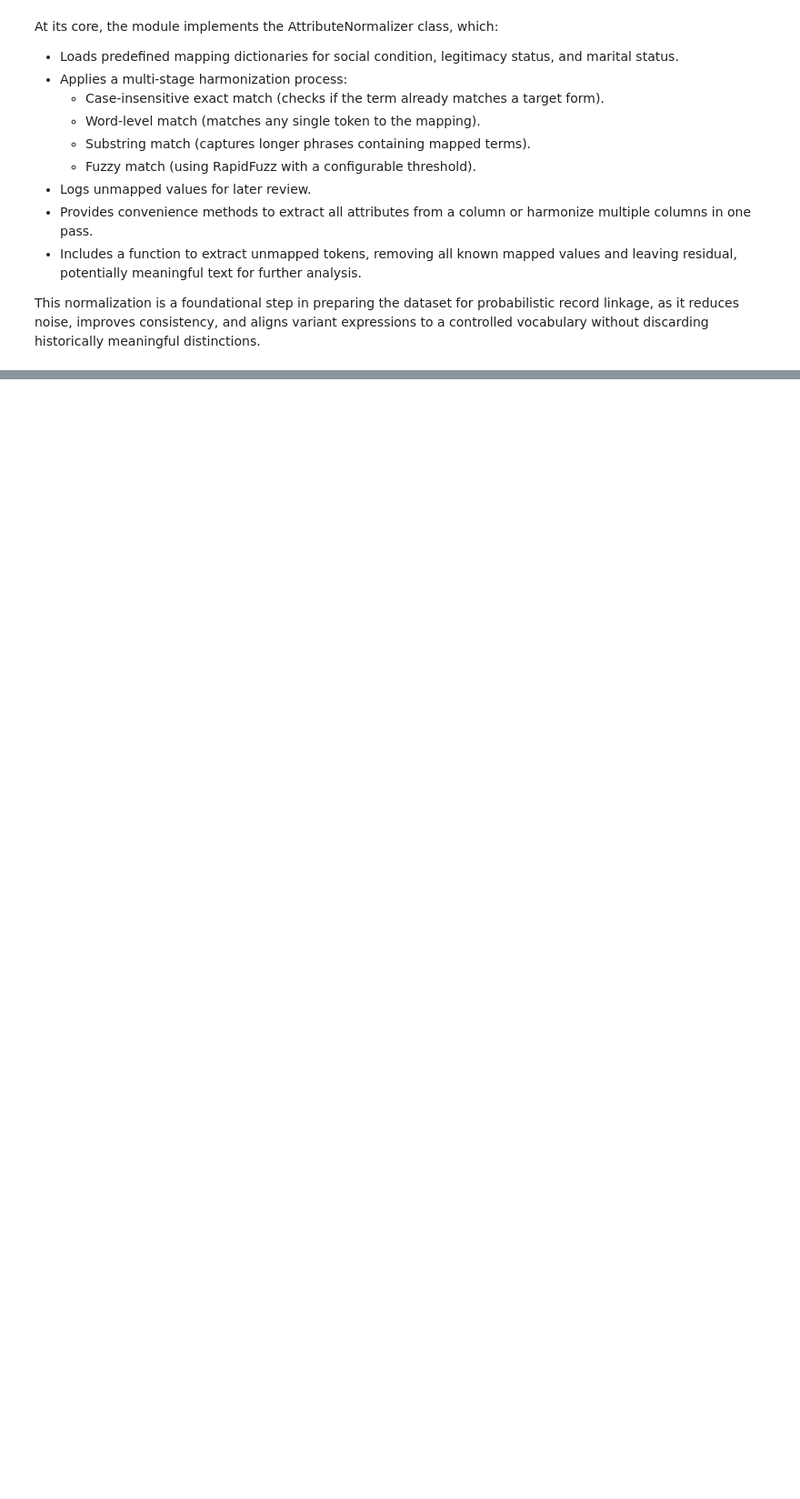
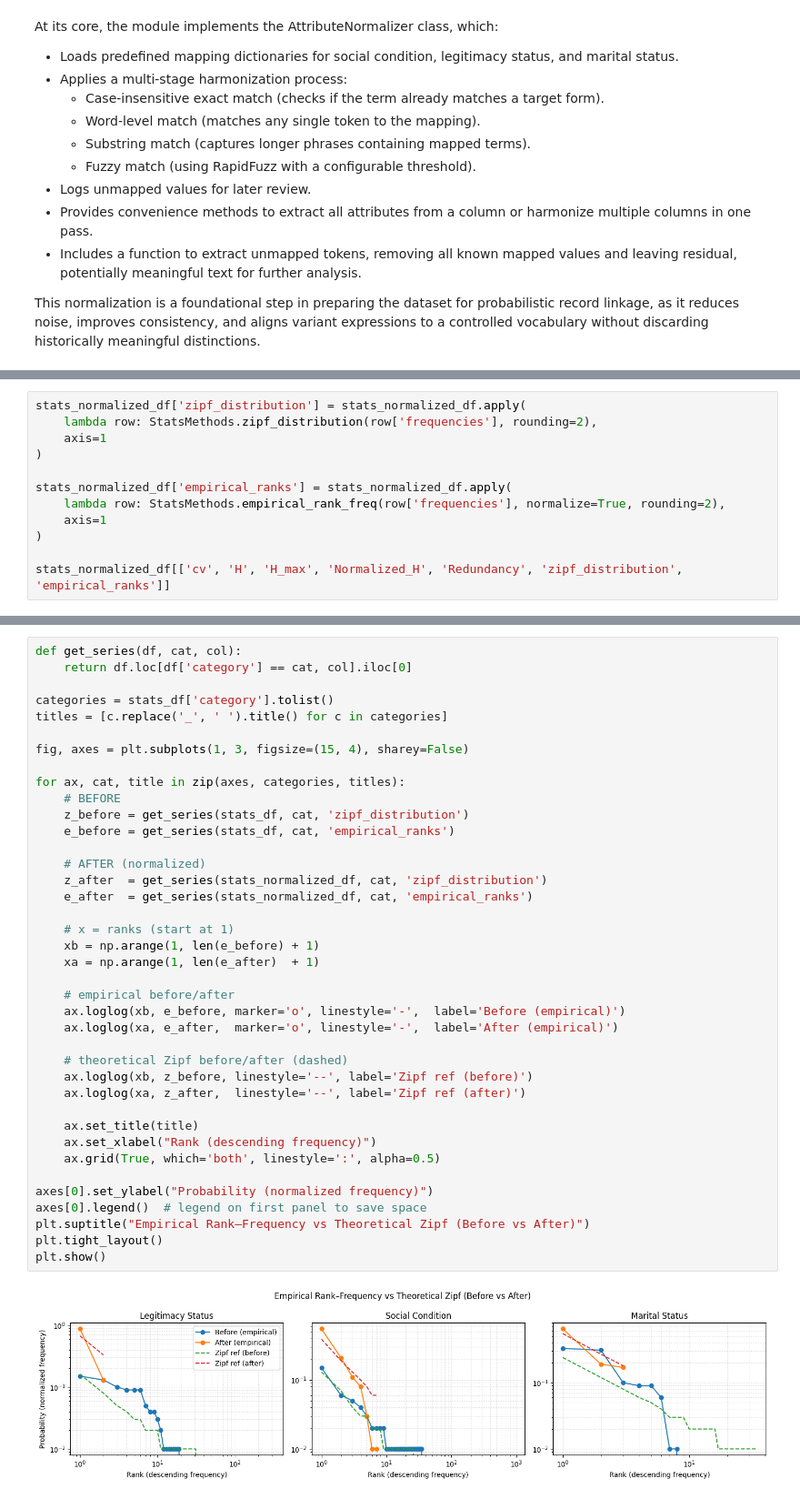
Before and after one commit to UCSB-AMPLab/sondondo, a Jupyter notebook: project_code/3_termExtraction.ipynb, the cells around one changed output, grey strips where cells are left out. Shown at 91% size. Cells and saved outputs as stored; diff of their text form; blank space fills up the shorter version.

```diff
--- a/project_code/3_termExtraction.ipynb
+++ b/project_code/3_termExtraction.ipynb
@@ -304,0 +539,12 @@ This normalization is a foundational step in preparing the dataset for probabili
+# %%
+stats_normalized_df['zipf_distribution'] = stats_normalized_df.apply(
+    lambda row: StatsMethods.zipf_distribution(row['frequencies'], rounding=2),
+    axis=1
+)
+
+stats_normalized_df['empirical_ranks'] = stats_normalized_df.apply(
+    lambda row: StatsMethods.empirical_rank_freq(row['frequencies'], normalize=True, rounding=2),
+    axis=1
+)
+
+stats_normalized_df[['cv', 'H', 'H_max', 'Normalized_H', 'Redundancy', 'zipf_distribution', 'empirical_ranks']]
@@ -304,0 +556,41 @@ This normalization is a foundational step in preparing the dataset for probabili
+# %%
+def get_series(df, cat, col):
+    return df.loc[df['category'] == cat, col].iloc[0]
+
+categories = stats_df['category'].tolist()
+titles = [c.replace('_', ' ').title() for c in categories]
+
+fig, axes = plt.subplots(1, 3, figsize=(15, 4), sharey=False)
+
+for ax, cat, title in zip(axes, categories, titles):
+    # BEFORE
+    z_before = get_series(stats_df, cat, 'zipf_distribution')
+    e_before = get_series(stats_df, cat, 'empirical_ranks')
+
+    # AFTER (normalized)
+    z_after  = get_series(stats_normalized_df, cat, 'zipf_distribution')
+    e_after  = get_series(stats_normalized_df, cat, 'empirical_ranks')
+
+    # x = ranks (start at 1)
+    xb = np.arange(1, len(e_before) + 1)
+    xa = np.arange(1, len(e_after)  + 1)
+
+    # empirical before/after
+    ax.loglog(xb, e_before, marker='o', linestyle='-',  label='Before (empirical)')
+    ax.loglog(xa, e_after,  marker='o', linestyle='-',  label='After (empirical)')
+
+    # theoretical Zipf before/after (dashed)
+    ax.loglog(xb, z_before, linestyle='--', label='Zipf ref (before)')
+    ax.loglog(xa, z_after,  linestyle='--', label='Zipf ref (after)')
+
+    ax.set_title(title)
+    ax.set_xlabel("Rank (descending frequency)")
+    ax.grid(True, which='both', linestyle=':', alpha=0.5)
+
+axes[0].set_ylabel("Probability (normalized frequency)")
+axes[0].legend()  # legend on first panel to save space
+plt.suptitle("Empirical Rank–Frequency vs Theoretical Zipf (Before vs After)")
+plt.tight_layout()
+plt.show()
+# %% [output]
+[figure, added]
```
Also changed, not shown: parts of 31 cells of this notebook, 13 other files.
